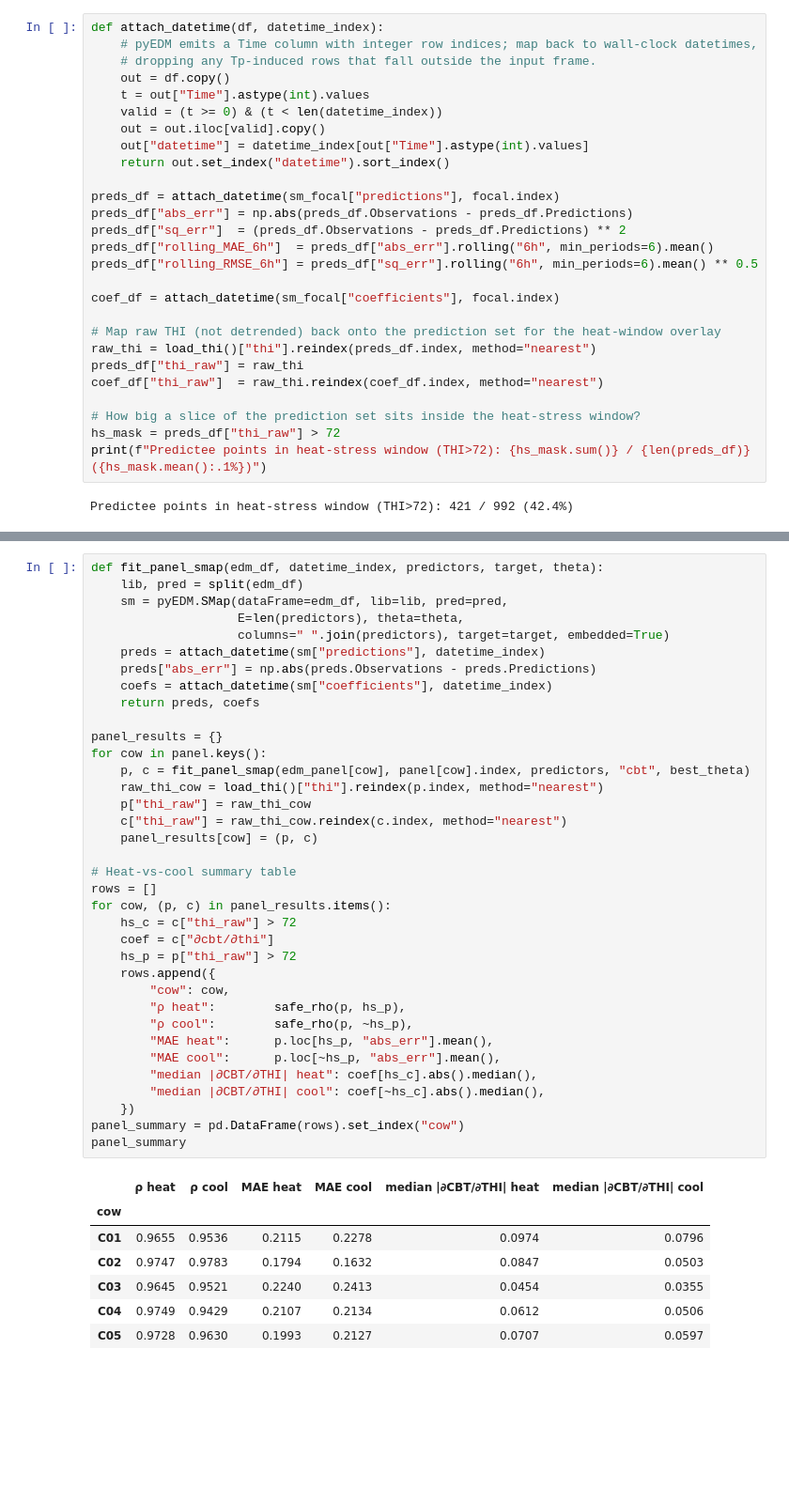
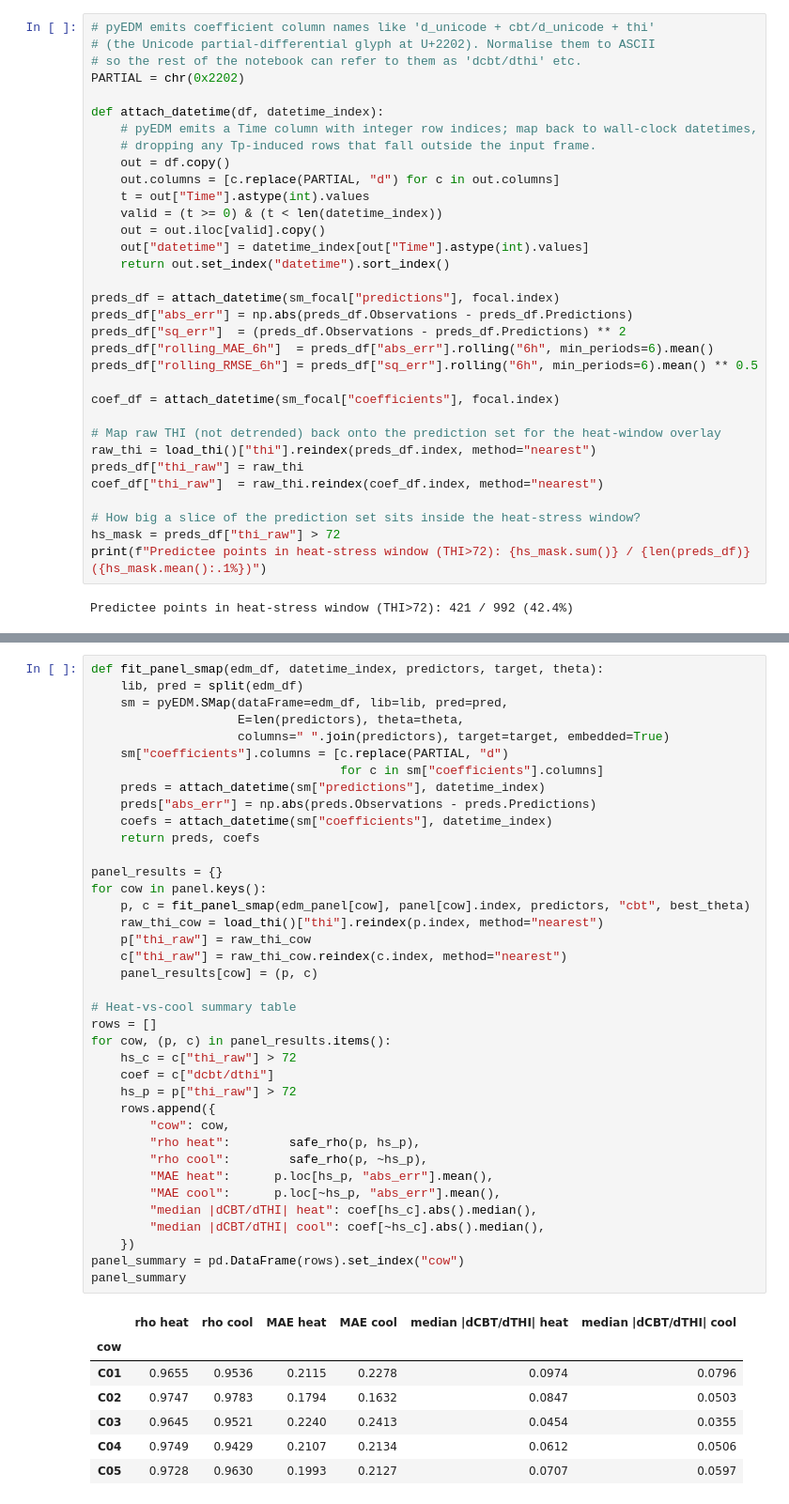
Before and after one commit to smonnnn/Complex-Systems-Blog---MMCOWS, a Jupyter notebook: module-10/module_10.ipynb, the cells around one changed output, grey strips where cells are left out. Shown at 94% size. Saved outputs shown, nothing was run; the diff lists cells and outputs as text; blank space fills up the shorter version.

```diff
--- a/module-10/module_10.ipynb
+++ b/module-10/module_10.ipynb
@@ -255,8 +250,14 @@ coefficients columns: ['Time', 'C0', '∂cbt/∂cbt', '∂cbt/∂thi', '∂cbt/
 # %%
+# pyEDM emits coefficient column names like 'd_unicode + cbt/d_unicode + thi'
+# (the Unicode partial-differential glyph at U+2202). Normalise them to ASCII
+# so the rest of the notebook can refer to them as 'dcbt/dthi' etc.
+PARTIAL = chr(0x2202)
+
 def attach_datetime(df, datetime_index):
     # pyEDM emits a Time column with integer row indices; map back to wall-clock datetimes,
     # dropping any Tp-induced rows that fall outside the input frame.
     out = df.copy()
+    out.columns = [c.replace(PARTIAL, "d") for c in out.columns]
     t = out["Time"].astype(int).values
     valid = (t >= 0) & (t < len(datetime_index))
     out = out.iloc[valid].copy()
@@ -412,39 +413,41 @@ def fit_panel_smap(edm_df, datetime_index, predictors, target, theta):
     lib, pred = split(edm_df)
     sm = pyEDM.SMap(dataFrame=edm_df, lib=lib, pred=pred,
                     E=len(predictors), theta=theta,
                     columns=" ".join(predictors), target=target, embedded=True)
+    sm["coefficients"].columns = [c.replace(PARTIAL, "d")
+                                  for c in sm["coefficients"].columns]
     preds = attach_datetime(sm["predictions"], datetime_index)
     preds["abs_err"] = np.abs(preds.Observations - preds.Predictions)
     coefs = attach_datetime(sm["coefficients"], datetime_index)
     return preds, coefs
 
 panel_results = {}
 for cow in panel.keys():
     p, c = fit_panel_smap(edm_panel[cow], panel[cow].index, predictors, "cbt", best_theta)
     raw_thi_cow = load_thi()["thi"].reindex(p.index, method="nearest")
     p["thi_raw"] = raw_thi_cow
     c["thi_raw"] = raw_thi_cow.reindex(c.index, method="nearest")
     panel_results[cow] = (p, c)
 
 # Heat-vs-cool summary table
 rows = []
 for cow, (p, c) in panel_results.items():
     hs_c = c["thi_raw"] > 72
-    coef = c["∂cbt/∂thi"]
+    coef = c["dcbt/dthi"]
     hs_p = p["thi_raw"] > 72
     rows.append({
         "cow": cow,
-        "ρ heat":        safe_rho(p, hs_p),
-        "ρ cool":        safe_rho(p, ~hs_p),
+        "rho heat":        safe_rho(p, hs_p),
+        "rho cool":        safe_rho(p, ~hs_p),
         "MAE heat":      p.loc[hs_p, "abs_err"].mean(),
         "MAE cool":      p.loc[~hs_p, "abs_err"].mean(),
-        "median |∂CBT/∂THI| heat": coef[hs_c].abs().median(),
-        "median |∂CBT/∂THI| cool": coef[~hs_c].abs().median(),
+        "median |dCBT/dTHI| heat": coef[hs_c].abs().median(),
+        "median |dCBT/dTHI| cool": coef[~hs_c].abs().median(),
     })
 panel_summary = pd.DataFrame(rows).set_index("cow")
 panel_summary
 # %% [output]
-|  | ρ heat | ρ cool | MAE heat | MAE cool | median |∂CBT/∂THI| heat | median |∂CBT/∂THI| cool |
+|  | rho heat | rho cool | MAE heat | MAE cool | median |dCBT/dTHI| heat | median |dCBT/dTHI| cool |
 | cow |  |  |  |  |  |  |
 | C01 | 0.9655 | 0.9536 | 0.2115 | 0.2278 | 0.0974 | 0.0796 |
 | C02 | 0.9747 | 0.9783 | 0.1794 | 0.1632 | 0.0847 | 0.0503 |
```
Also changed, not shown: parts of 26 cells of this notebook, 1 other file.
